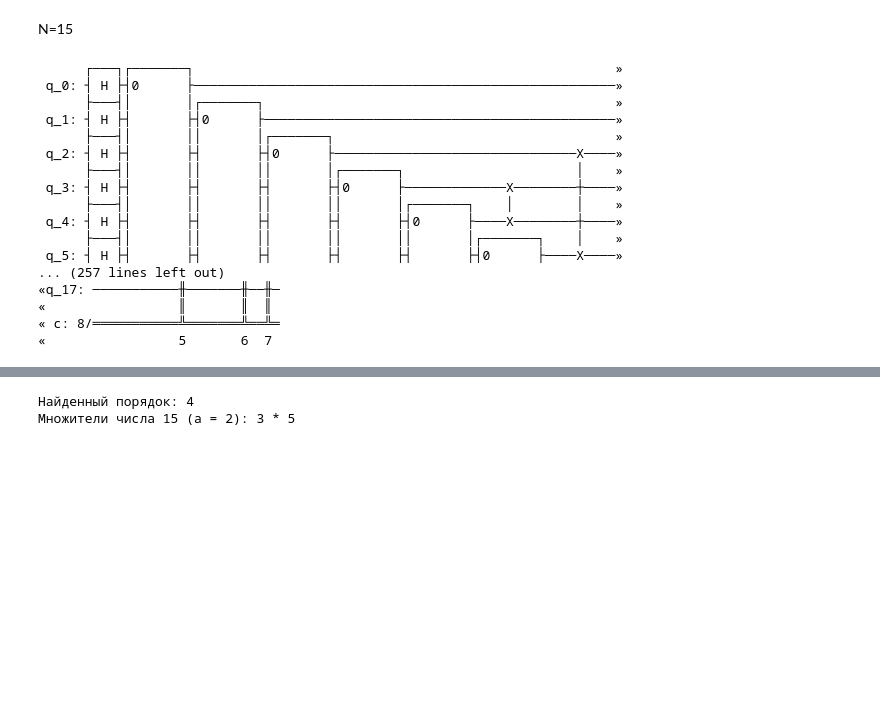
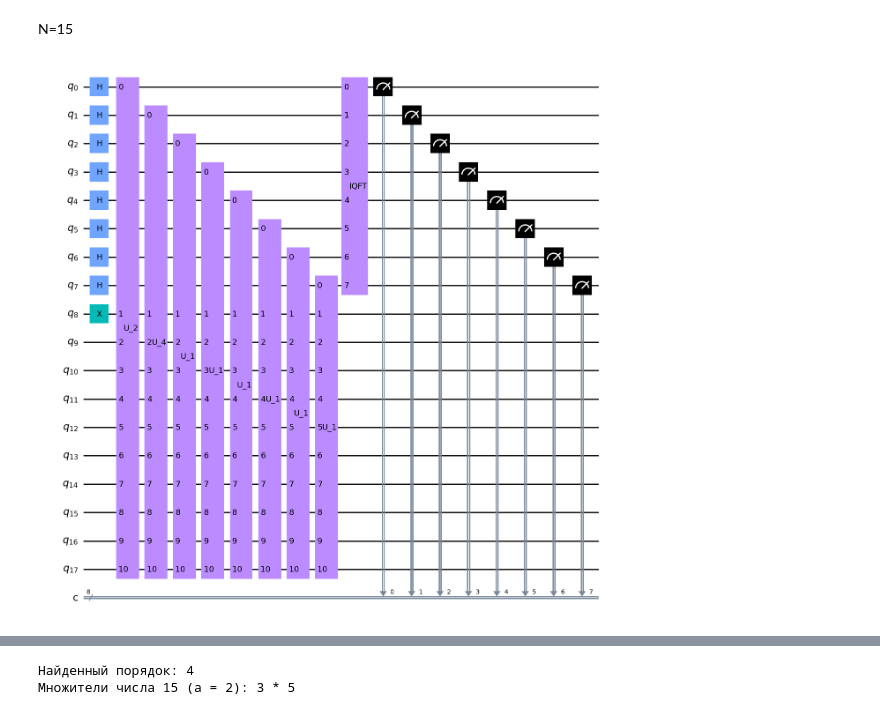
Before and after one commit to Bogdashkin-s-e/Quantum_Shor-s-algorithm_Qiskit, a Jupyter notebook: shor.ipynb, the cells around one changed output, grey strips where cells are left out. Cells and saved outputs as stored; diff of their text form; code cells hidden in the pictures; blank space fills up the shorter version.

```diff
--- a/shor.ipynb
+++ b/shor.ipynb
@@ -445,37 +448,27 @@ def classical_shor(N, a, counts):
 # %% [markdown]
 N=15
 # %%
+from qiskit.circuit.library import QFT
+import matplotlib.pyplot as plt
+
 a = 2
 N = 15
 n = 4
 N_COUNT = n*2
 qc = qiskit.QuantumCircuit(4*n+2,N_COUNT) # 4*n+2 size for complete input bits, 2*n (N_COUNT) size of the control qubits which will also be measured
 for h in range(N_COUNT):
     qc.h(h)
 qc.x(N_COUNT)
 for control in range(N_COUNT):
     qc.append(U_a_gate(n,dezToBin(modular_exponentiation(a, 2**control, N),n+1),dezToBin(N,n+1)),[control] + list(range(N_COUNT,4*n+2)))
-myQFT(qc,list(reversed(range(0,N_COUNT))),inverse = True,swaps = True)
+#myQFT(qc,list(reversed(range(0,N_COUNT))),inverse = True,swaps = True) #для более читаемой схемы, использую библиотечный вентиль, который даст тот же результат
+qft_dag = QFT(num_qubits=N_COUNT, inverse=True, do_swaps=True).to_instruction()
+qc.append(qft_dag, range(N_COUNT))
+
 qc.measure(range(N_COUNT),range(N_COUNT))
-qc.draw()
+qc.draw('mpl', fold=100)
 # %% [output]
-      ┌───┐┌───────┐                                                      »
- q_0: ┤ H ├┤0      ├──────────────────────────────────────────────────────»
-      ├───┤│       │┌───────┐                                             »
- q_1: ┤ H ├┤       ├┤0      ├─────────────────────────────────────────────»
-      ├───┤│       ││       │┌───────┐                                    »
- q_2: ┤ H ├┤       ├┤       ├┤0      ├───────────────────────────────X────»
-      ├───┤│       ││       ││       │┌───────┐                      │    »
- q_3: ┤ H ├┤       ├┤       ├┤       ├┤0      ├─────────────X────────┼────»
-      ├───┤│       ││       ││       ││       │┌───────┐    │        │    »
- q_4: ┤ H ├┤       ├┤       ├┤       ├┤       ├┤0      ├────X────────┼────»
-      ├───┤│       ││       ││       ││       ││       │┌───────┐    │    »
- q_5: ┤ H ├┤       ├┤       ├┤       ├┤       ├┤       ├┤0      ├────X────»
-... (257 lines left out)
-«q_17: ───────────╫───────╫──╫─
-«                 ║       ║  ║
-« c: 8/═══════════╩═══════╩══╩═
-«                 5       6  7
+[figure, added]
 # %%
 simulator = qiskit.Aer.get_backend('aer_simulator')
 counts = qiskit.execute(qc, backend=simulator, shots=10000).result().get_counts(qc)
```
Also changed, not shown: parts of 9 cells of this notebook.
